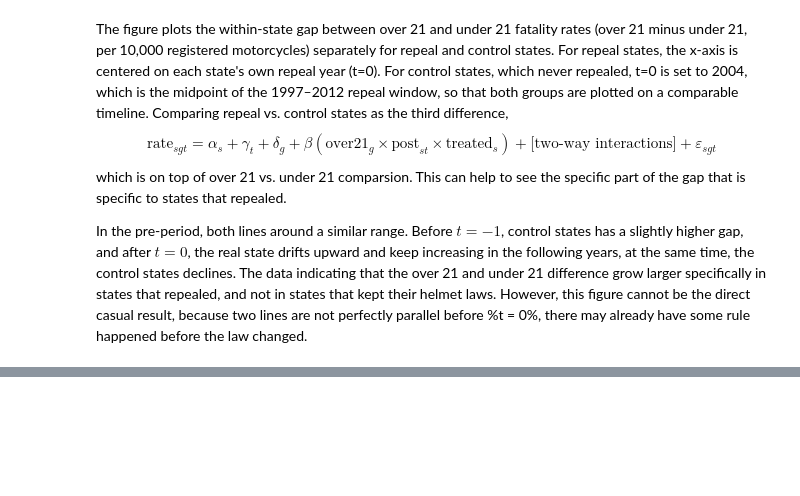
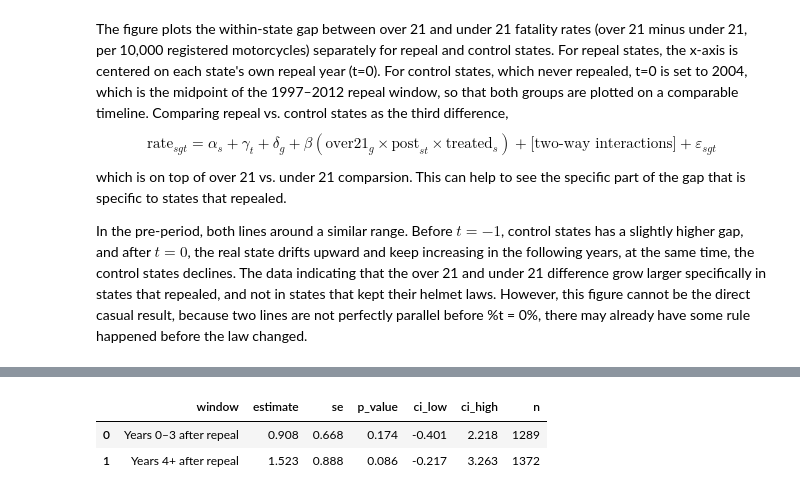
Before and after one commit to Vihaan8/causal_inference_motorcycle_laws, a Jupyter notebook: models/did.ipynb, the cells around one changed output, grey strips where cells are left out. Cells and saved outputs as stored; diff of their text form; code cells hidden in the pictures; blank space fills up the shorter version.

```diff
--- a/models/did.ipynb
+++ b/models/did.ipynb
@@ -913,0 +941,73 @@ In the pre-period, both lines around a similar range. Before $t = -1$, control s
+# %%
+from pathlib import Path
+
+# Save figures to the repo's Figures folder
+FIG_DIR = Path("../Figures")
+FIG_DIR.mkdir(exist_ok=True)
+
+# -----------------------------
+# Figure 4: early vs. late effect
+# -----------------------------
+
+time_results = []
+
+# Early post-repeal window: event_time 0 to 3
+df_early = df_clean[
+    (df_clean["treated"] == 0)
+    | ((df_clean["treated"] == 1) & (df_clean["event_time"] < 0))
+    | ((df_clean["treated"] == 1) & (df_clean["event_time"].between(0, 3)))
+].copy()
+
+df_early["post_early"] = (
+    (df_early["treated"] == 1) & (df_early["event_time"].between(0, 3))
+).astype(int)
+
+# Late post-repeal window: event_time 4+
+df_late = df_clean[
+    (df_clean["treated"] == 0)
+    | ((df_clean["treated"] == 1) & (df_clean["event_time"] < 0))
+    | ((df_clean["treated"] == 1) & (df_clean["event_time"] >= 4))
+].copy()
+
+df_late["post_late"] = (
+    (df_late["treated"] == 1) & (df_late["event_time"] >= 4)
+).astype(int)
+
+
+for label, data, post_col in [
+    ("Years 0–3 after repeal", df_early, "post_early"),
+    ("Years 4+ after repeal", df_late, "post_late"),
+]:
+    model = smf.ols(
+        f"fatality_rate_per_10k_reg ~ treated:{post_col} + C(state) + C(year)",
+        data=data,
+    ).fit(
+        cov_type="cluster",
+        cov_kwds={"groups": data["state"]},
+    )
+
+    key = f"treated:{post_col}"
+    coef = model.params[key]
+    se = model.bse[key]
+    pval = model.pvalues[key]
+    ci_low, ci_high = model.conf_int().loc[key]
+
+    time_results.append(
+        {
+            "window": label,
+            "estimate": coef,
+            "se": se,
+            "p_value": pval,
+            "ci_low": ci_low,
+            "ci_high": ci_high,
+            "n": int(model.nobs),
+        }
+    )
+
+fig4_df = pd.DataFrame(time_results)
+
+fig4_df.round(3)
+# %% [output]
+|  | window | estimate | se | p_value | ci_low | ci_high | n |
+| 0 | Years 0–3 after repeal | 0.908 | 0.668 | 0.174 | -0.401 | 2.218 | 1289 |
+| 1 | Years 4+ after repeal | 1.523 | 0.888 | 0.086 | -0.217 | 3.263 | 1372 |
```
Also changed, not shown: parts of 13 cells of this notebook, 1 other file.
